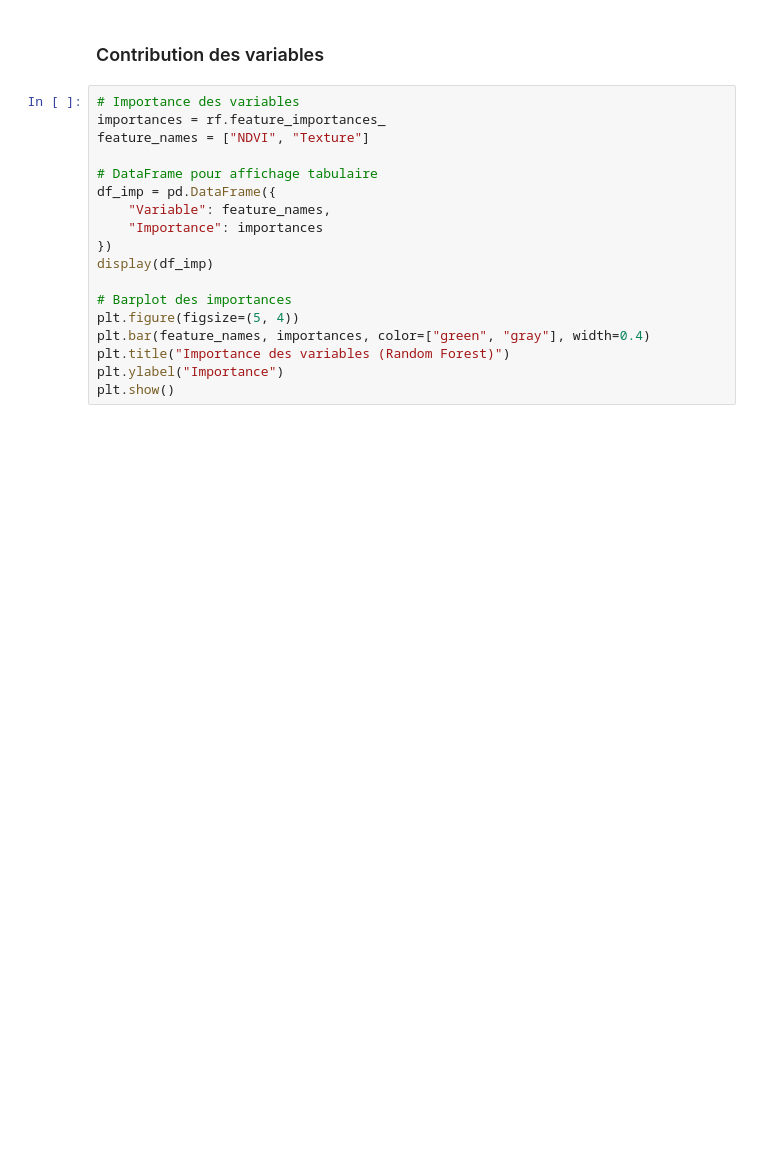
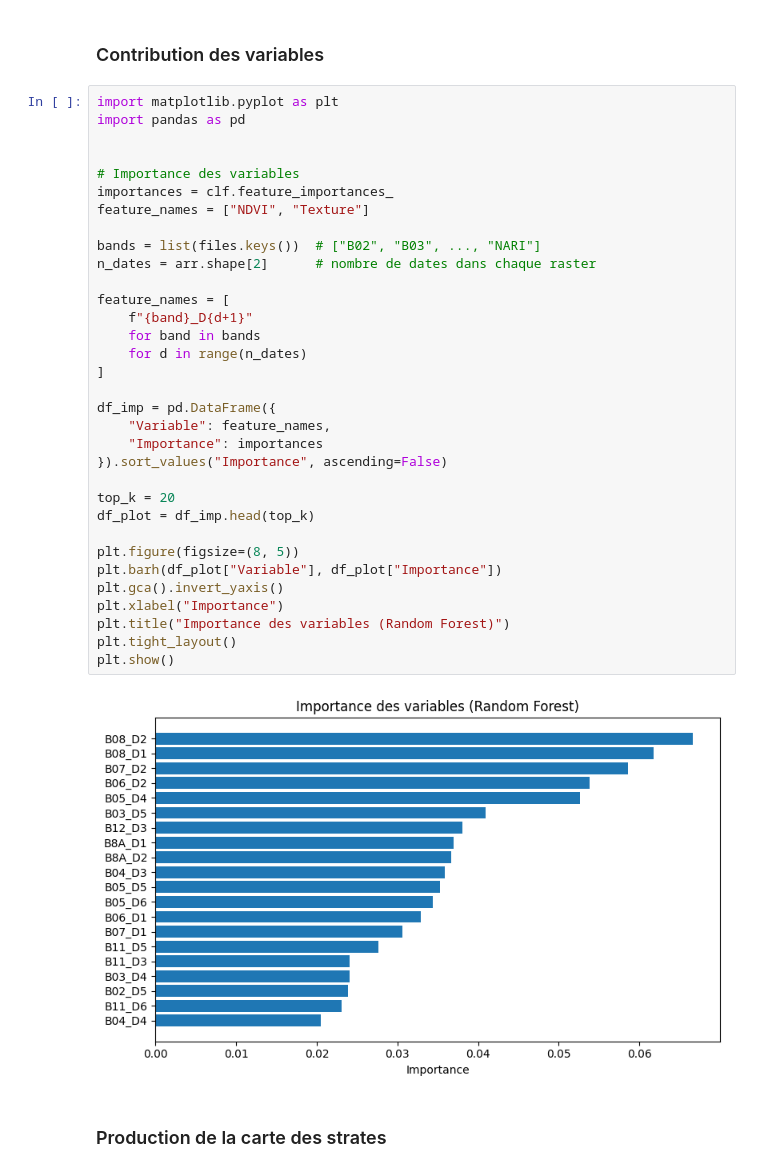
Before and after one commit to nicolas-requin/projet_landes, a Jupyter notebook: projet_telea_REQUIN_NICOLAS.ipynb, the cells around one changed output. Drawn from its saved outputs; the diff is of its cells as text; blank space fills up the shorter version.

```diff
--- a/projet_telea_REQUIN_NICOLAS.ipynb
+++ b/projet_telea_REQUIN_NICOLAS.ipynb
@@ -393,20 +393,39 @@ Confusion matrix plot saved in ../results/figure/confusion_matrix_bretagne.png
 # %% [markdown]
 ### Contribution des variables
 # %%
+import matplotlib.pyplot as plt
+import pandas as pd
+
+
 # Importance des variables
-importances = rf.feature_importances_
+importances = clf.feature_importances_
 feature_names = ["NDVI", "Texture"]
 
-# DataFrame pour affichage tabulaire
+bands = list(files.keys())  # ["B02", "B03", ..., "NARI"]
+n_dates = arr.shape[2]      # nombre de dates dans chaque raster
+
+feature_names = [
+    f"{band}_D{d+1}"
+    for band in bands
+    for d in range(n_dates)
+]
+
 df_imp = pd.DataFrame({
     "Variable": feature_names,
     "Importance": importances
-})
-display(df_imp)
+}).sort_values("Importance", ascending=False)
 
-# Barplot des importances
-plt.figure(figsize=(5, 4))
-plt.bar(feature_names, importances, color=["green", "gray"], width=0.4)
+top_k = 20
+df_plot = df_imp.head(top_k)
+
+plt.figure(figsize=(8, 5))
+plt.barh(df_plot["Variable"], df_plot["Importance"])
+plt.gca().invert_yaxis()
+plt.xlabel("Importance")
 plt.title("Importance des variables (Random Forest)")
-plt.ylabel("Importance")
+plt.tight_layout()
 plt.show()
+# %% [output]
+[figure, added]
+# %% [markdown]
+### Production de la carte des strates
```
Also changed, not shown: parts of 4 cells of this notebook.
